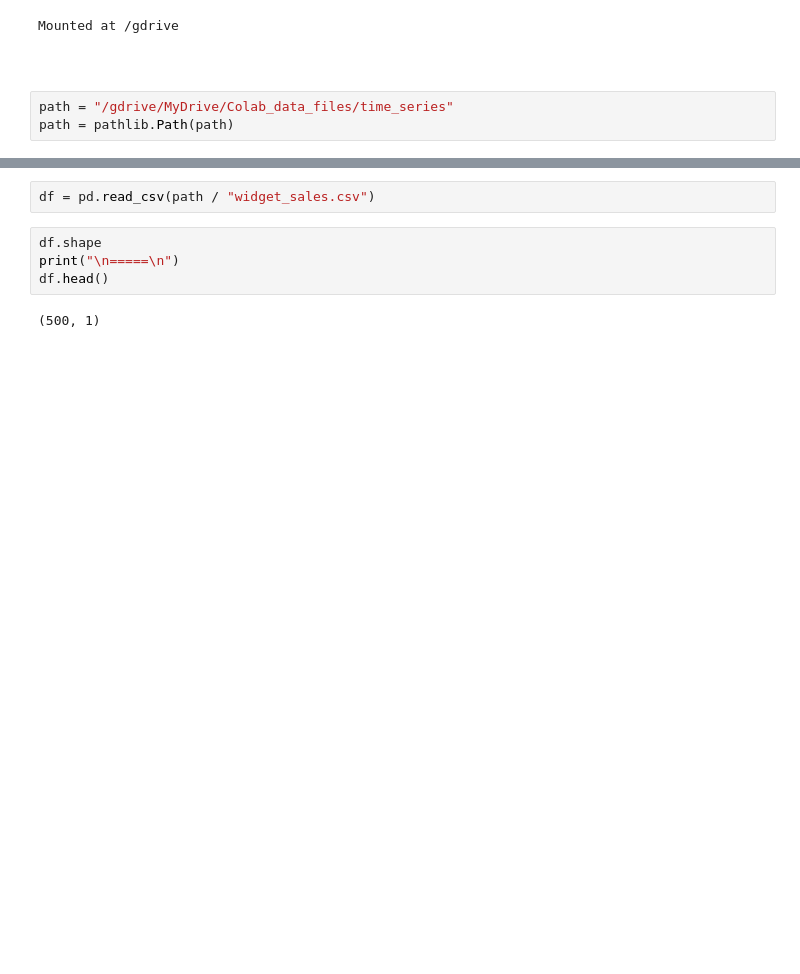
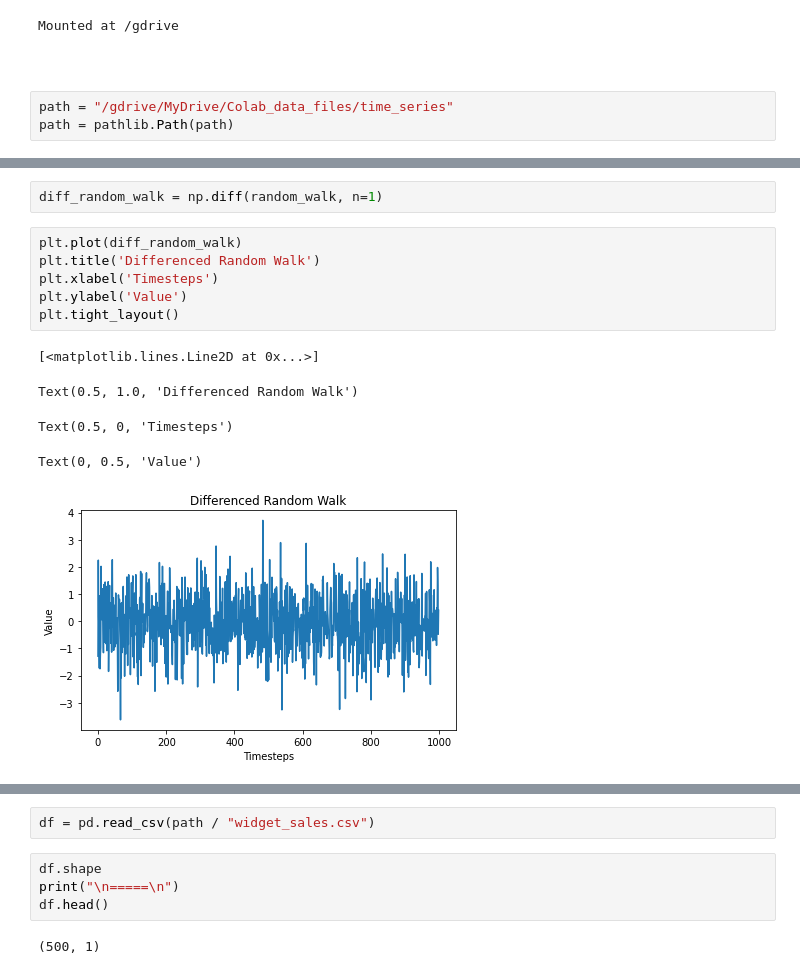
Before and after one commit to harnalashok/timeseries, a Jupyter notebook: CH04.ipynb, the cells around one changed output, grey strips where cells are left out. Cells and saved outputs as stored; diff of their text form; blank space fills up the shorter version.

```diff
--- a/CH04.ipynb
+++ b/CH04.ipynb
@@ -35,0 +68,14 @@ path = pathlib.Path(path)
+# %%
+diff_random_walk = np.diff(random_walk, n=1)
+# %%
+plt.plot(diff_random_walk)
+plt.title('Differenced Random Walk')
+plt.xlabel('Timesteps')
+plt.ylabel('Value')
+plt.tight_layout()
+# %% [output]
+[<matplotlib.lines.Line2D at 0x...>]
+Text(0.5, 1.0, 'Differenced Random Walk')
+Text(0.5, 0, 'Timesteps')
+Text(0, 0.5, 'Value')
+[figure, added]
```
Also changed, not shown: parts of 15 cells of this notebook.
